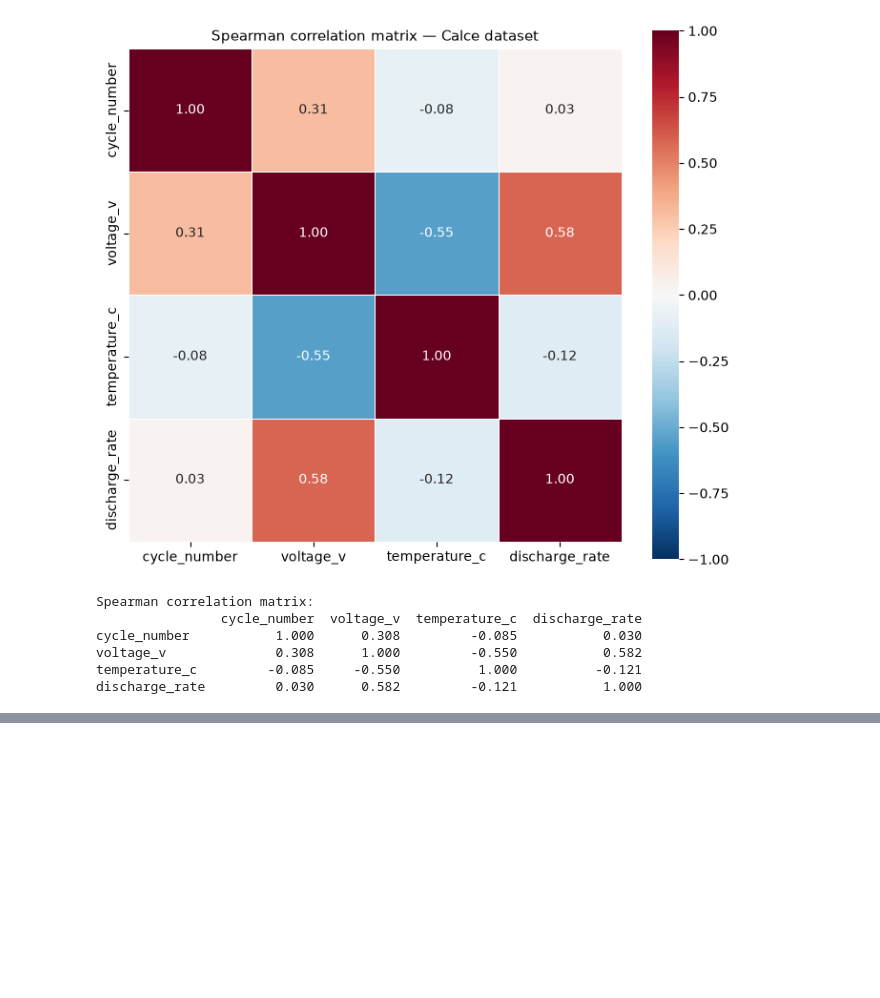
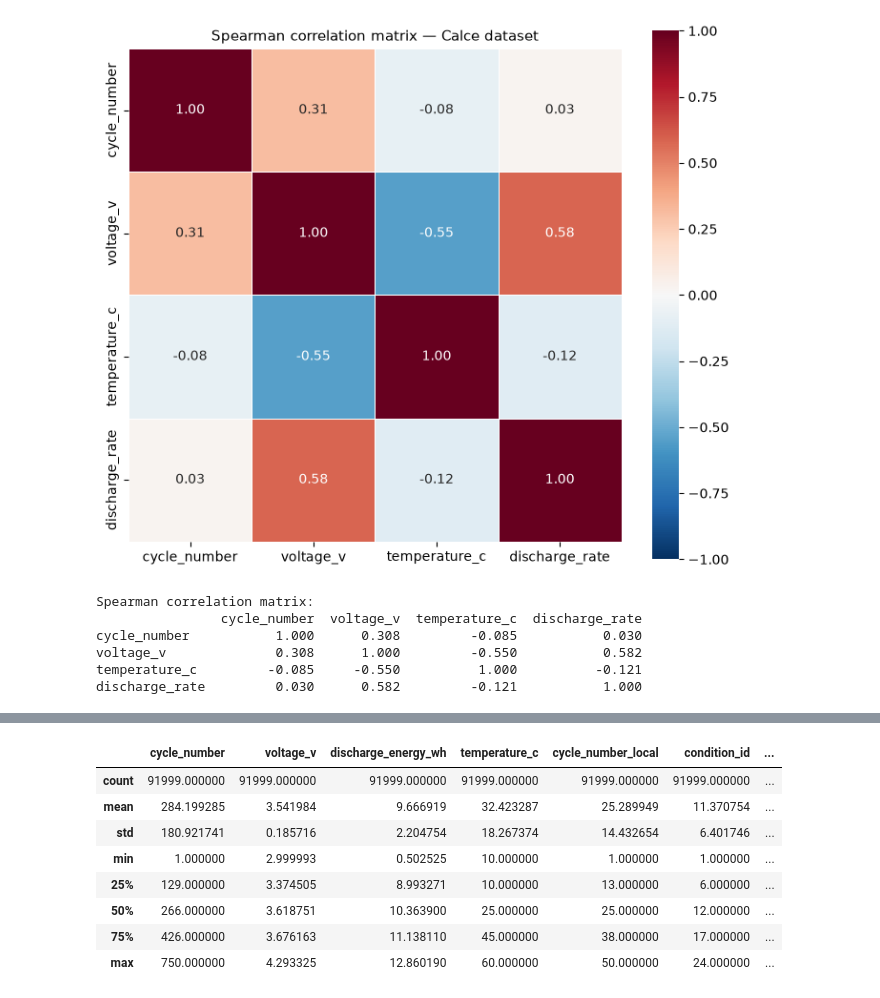
Before and after one commit to Tuggler/Tuggle_ML_Project, a Jupyter notebook: tuggle_final.ipynb, the cells around one changed output, grey strips where cells are left out. Cells and saved outputs as stored; diff of their text form; code cells hidden in the pictures; blank space fills up the shorter version.

```diff
--- a/tuggle_final.ipynb
+++ b/tuggle_final.ipynb
@@ -360,2 +360,15 @@ sample_number  discharge_energy_wh  cycle_number
 # %%
 # should I exclude outliers with 0 discharge energy? yes i think so cause the file shows subsequent cycles returning to a normal discharge energy after the 0 value. This suggests that the 0 value is likely an anomaly or error in the data collection process, rather than a true representation of the battery's performance. Excluding these outliers will provide a more accurate analysis of the battery's discharge energy distribution and improve the reliability of any statistical models built on this data.
+# %%
+df = df[df['discharge_energy_wh'] > 0.5]
+df.describe()
+# %% [output]
+|  | cycle_number | voltage_v | discharge_energy_wh | temperature_c | cycle_number_local | condition_id | ... |
+| count | 91999.000000 | 91999.000000 | 91999.000000 | 91999.000000 | 91999.000000 | 91999.000000 | ... |
+| mean | 284.199285 | 3.541984 | 9.666919 | 32.423287 | 25.289949 | 11.370754 | ... |
+| std | 180.921741 | 0.185716 | 2.204754 | 18.267374 | 14.432654 | 6.401746 | ... |
+| min | 1.000000 | 2.999993 | 0.502525 | 10.000000 | 1.000000 | 1.000000 | ... |
+| 25% | 129.000000 | 3.374505 | 8.993271 | 10.000000 | 13.000000 | 6.000000 | ... |
+| 50% | 266.000000 | 3.618751 | 10.363900 | 25.000000 | 25.000000 | 12.000000 | ... |
+| 75% | 426.000000 | 3.676163 | 11.138110 | 45.000000 | 38.000000 | 17.000000 | ... |
+| max | 750.000000 | 4.293325 | 12.860190 | 60.000000 | 50.000000 | 24.000000 | ... |
```
Also changed, not shown: parts of 9 cells of this notebook, 1 other file.
